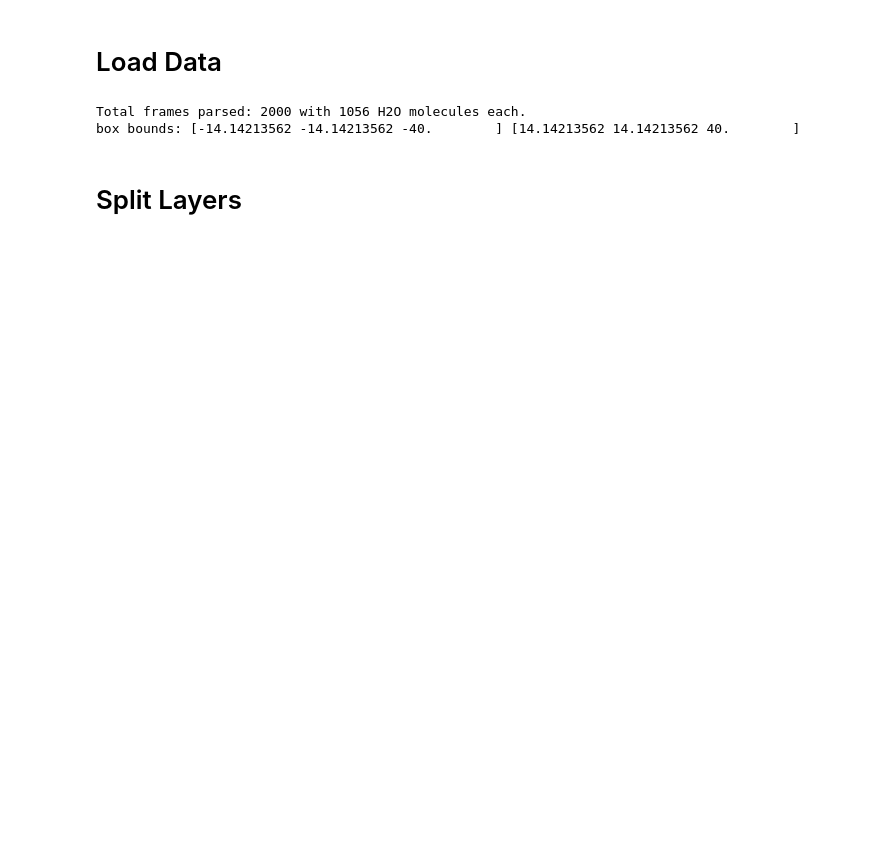
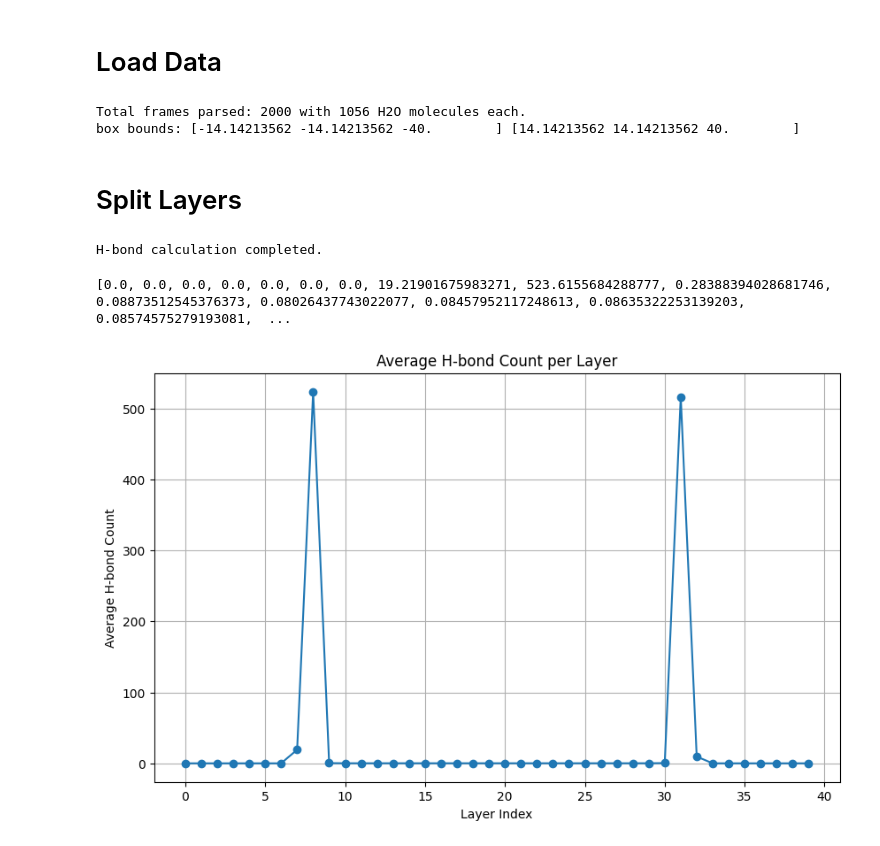
Before and after one commit to juruohejiarui/Homework, a Jupyter notebook: UCUG1702/project/plot.ipynb, the cells around one changed output. Cells and saved outputs as stored; diff of their text form; code cells hidden in the pictures; blank space fills up the shorter version.

```diff
--- a/UCUG1702/project/plot.ipynb
+++ b/UCUG1702/project/plot.ipynb
@@ -96,3 +96,83 @@ Total frames parsed: 2000 with 1056 H2O molecules each.
 box bounds: [-14.14213562 -14.14213562 -40.        ] [14.14213562 14.14213562 40.        ]
 # %% [markdown]
 # Split Layers
+# %%
+def layer_upper(layer_idx : int) -> float :
+	return min_pos[2] + (max_pos[2] - min_pos[2]) * (layer_idx + 1) / layer_num
+
+def layer_lower(layer_idx : int) -> float :
+	return layer_upper(layer_idx - 1)
+
+# divide into layers
+layers : list[list[np.ndarray]]= [[] for _ in range(layer_num)]  # layers[layer_idx][frame_idx] = list of H2O in that layer at that frame
+
+for layer_idx in range(layer_num) :
+	low, high = layer_lower(layer_idx), layer_upper(layer_idx)
+	for frame_idx in range(len(frames)) :
+		pO, pH1, pH2 = frames[frame_idx]
+		mask = (pO[:, 2] >= low) & (pO[:, 2] < high)
+		layers[layer_idx].append((pO[mask], pH1[mask], pH2[mask]))
+
+# compute number of H-bonds
+# for each two melecules, if the distance between O and H is less than 2.5A and the angle O-H...O is less than 30 degrees, then it's a H-bond
+
+hb_dist = 3.5
+hb_rad = np.cos(np.deg2rad(30))
+hb_counts : list[list[int]] = [[0 for _ in range(len(frames))] for _ in range(layer_num)]  # hb_counts[layer_idx][frame_idx] = number of H-bonds in that layer at that frame
+me_counts : list[list[int]] = [[0 for _ in range(len(frames))] for _ in range(layer_num)]  # me_counts[layer_idx][frame_idx] = number of molecules in that layer at that frame
+
+# calculate H-bonds provided by each H2O molecule
+for frame_id, frame in enumerate(frames) :
+	for i in range(frame[0].shape[0]) :
+		z_max = frame[0][i, 2] + hb_dist
+		z_min = frame[0][i, 2] - hb_dist
+		mask = ((frame[0][:, 2] >= z_min) & (frame[0][:, 2] <= z_max)) ^ (np.arange(frame[0].shape[0]) == i)
+		masked_frame = (frame[0][mask], frame[1][mask], frame[2][mask])
+		dis = np.linalg.norm(masked_frame[0] - frame[0][i], axis=1)
+		u1 = frame[1][i] - frame[0][i]
+		u2 = frame[2][i] - frame[0][i]
+		u1 /= np.linalg.norm(u1)
+		u2 /= np.linalg.norm(u2)
+
+		u = masked_frame[0] - frame[0][i]
+		u_norm = np.linalg.norm(u, axis=1, keepdims=True)
+		u = u / (u_norm + 1e-8)
+
+		u3 = masked_frame[1] - masked_frame[0]
+		u4 = masked_frame[2] - masked_frame[0]
+		u3 /= np.linalg.norm(u3, axis=1, keepdims=True)
+		u4 /= np.linalg.norm(u4, axis=1, keepdims=True)
+
+		cos_theta1 = np.dot(u, u1)
+		cos_theta2 = np.dot(u, u2)
+		cos_theta3 = (-u * u3).sum(axis=1)
+		cos_theta4 = (-u * u4).sum(axis=1)
+
+		layer_id = int((frame[0][i, 2] - min_pos[2]) / (max_pos[2] - min_pos[2]) * layer_num)
+		mask_hb = (dis < hb_dist) & ((cos_theta1 < hb_rad) | (cos_theta2 < hb_rad) | (cos_theta3 < hb_rad) | (cos_theta4 < hb_rad))
+		hb_counts[layer_id][frame_id] += np.sum(mask_hb)  # exclude self-bonding
+		me_counts[layer_id][frame_id] += 1
+
+
+for layer_idx in range(layer_num) :
+	hb_counts[layer_idx] = np.array(hb_counts[layer_idx])
+	me_counts[layer_idx] = np.array(me_counts[layer_idx])
+
+print("H-bond calculation completed.")
+# %% [output]
+H-bond calculation completed.
+# %%
+hb_counts_avg : list[float] = [0.0 for _ in range(layer_num)]
+for i in range(layer_num) :
+	hb_counts_avg[i] = np.array(hb_counts[i] / (me_counts[i] + 1e-3)).mean().item()
+print(hb_counts)
+# plot the H-bond counts
+plt.figure(figsize=(10, 6))
+plt.plot(range(layer_num), hb_counts, marker='o')
+plt.xlabel('Layer Index')
+plt.ylabel('Average H-bond Count')
+plt.title('Average H-bond Count per Layer')
+plt.grid()
+# %% [output]
+[0.0, 0.0, 0.0, 0.0, 0.0, 0.0, 0.0, 19.21901675983271, 523.6155684288777, 0.28388394028681746, 0.08873512545376373, 0.08026437743022077, 0.08457952117248613, 0.08635322253139203, 0.08574575279193081,  ...
+[figure, added]
```
Also changed, not shown: parts of 1 cell of this notebook.
